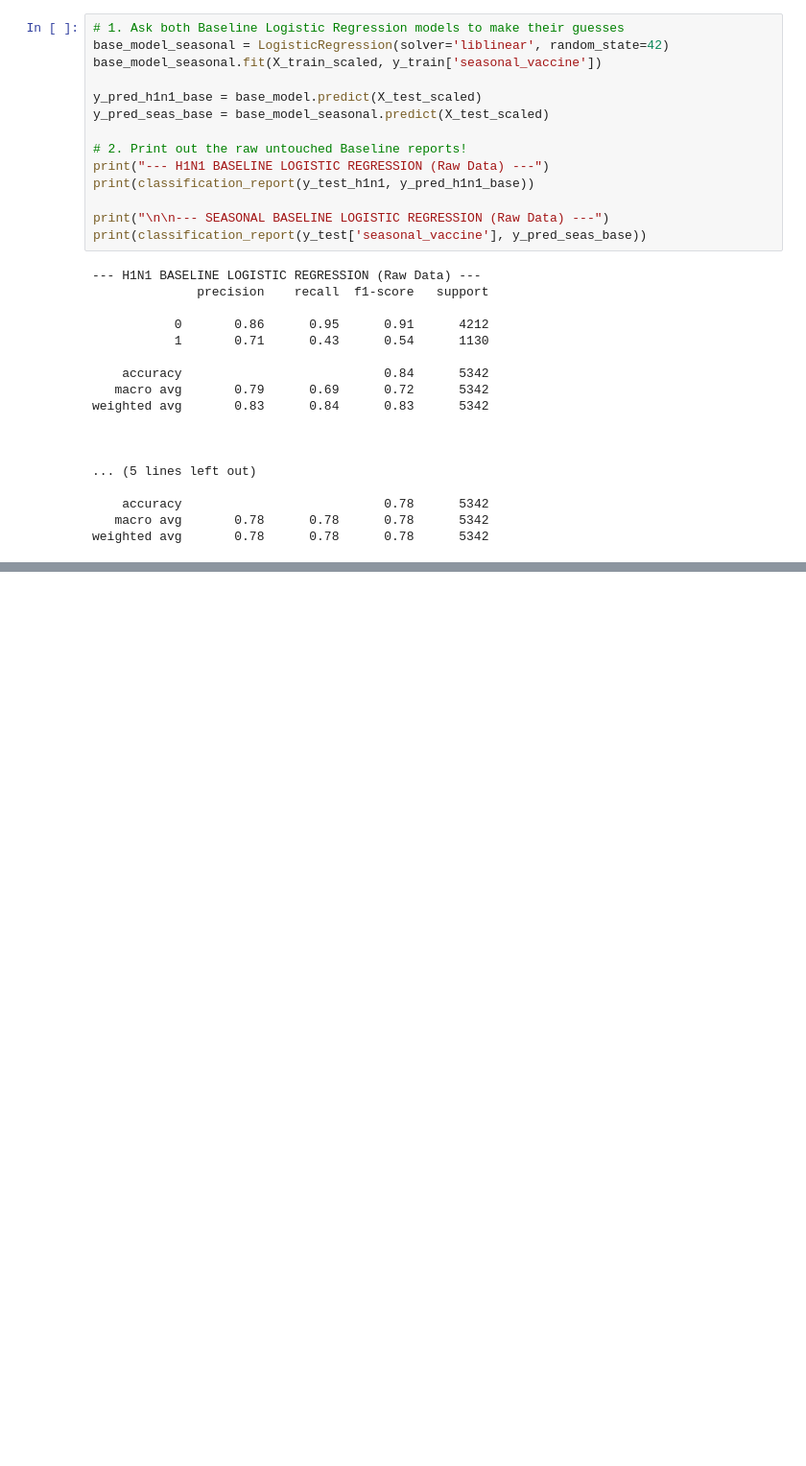
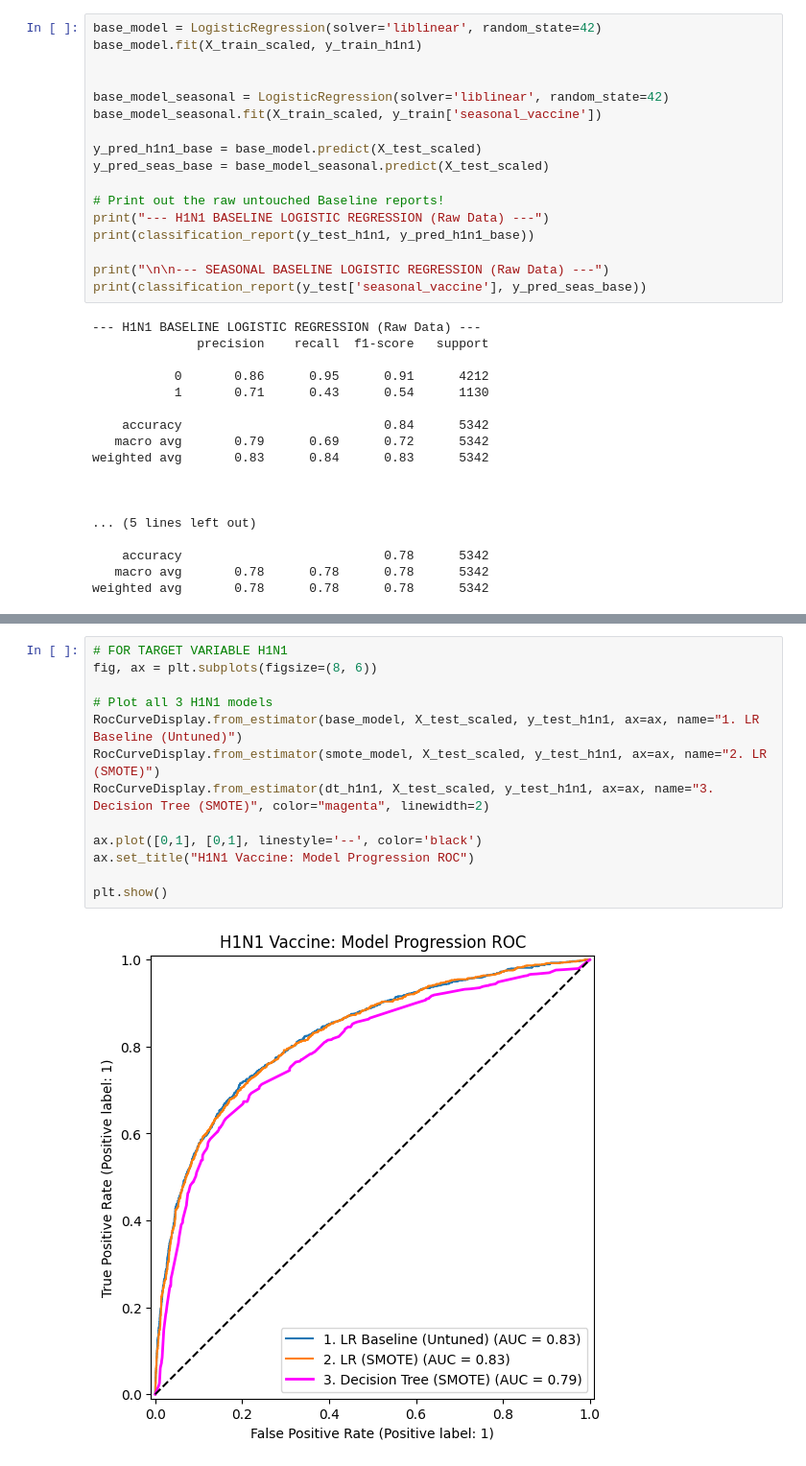
Before and after one commit to angelawachira-eng/H1N1_and_Seasonal_Flu_Vaccines---ML_Project, a Jupyter notebook: Vaccines_prediction_analysis.ipynb, the cells around one changed output, grey strips where cells are left out. Shown at 96% size. Saved outputs shown, nothing was run; the diff lists cells and outputs as text; blank space fills up the shorter version.

Commit message:
Building Decion Tree Model

```diff
--- a/Vaccines_prediction_analysis.ipynb
+++ b/Vaccines_prediction_analysis.ipynb
@@ -887,14 +892,17 @@ The ROC curves for all Logistic Regression models perfectly overlap because it i
 # %% [markdown]
 #### Classification Report for Baseline Model
 # %%
-# 1. Ask both Baseline Logistic Regression models to make their guesses
+base_model = LogisticRegression(solver='liblinear', random_state=42)
+base_model.fit(X_train_scaled, y_train_h1n1)
+
+
 base_model_seasonal = LogisticRegression(solver='liblinear', random_state=42)
 base_model_seasonal.fit(X_train_scaled, y_train['seasonal_vaccine'])
 
 y_pred_h1n1_base = base_model.predict(X_test_scaled)
 y_pred_seas_base = base_model_seasonal.predict(X_test_scaled)
 
-# 2. Print out the raw untouched Baseline reports!
+# Print out the raw untouched Baseline reports!
 print("--- H1N1 BASELINE LOGISTIC REGRESSION (Raw Data) ---")
 print(classification_report(y_test_h1n1, y_pred_h1n1_base))
 
@@ -920,0 +982,15 @@ weighted avg       0.78      0.78      0.78      5342
+# %%
+# FOR TARGET VARIABLE H1N1
+fig, ax = plt.subplots(figsize=(8, 6))
+
+# Plot all 3 H1N1 models
+RocCurveDisplay.from_estimator(base_model, X_test_scaled, y_test_h1n1, ax=ax, name="1. LR Baseline (Untuned)")
+RocCurveDisplay.from_estimator(smote_model, X_test_scaled, y_test_h1n1, ax=ax, name="2. LR (SMOTE)")
+RocCurveDisplay.from_estimator(dt_h1n1, X_test_scaled, y_test_h1n1, ax=ax, name="3. Decision Tree (SMOTE)", color="magenta", linewidth=2)
+
+ax.plot([0,1], [0,1], linestyle='--', color='black')
+ax.set_title("H1N1 Vaccine: Model Progression ROC")
+
+plt.show()
+# %% [output]
+[figure, added]
```
Also changed, not shown: parts of 16 cells of this notebook.
